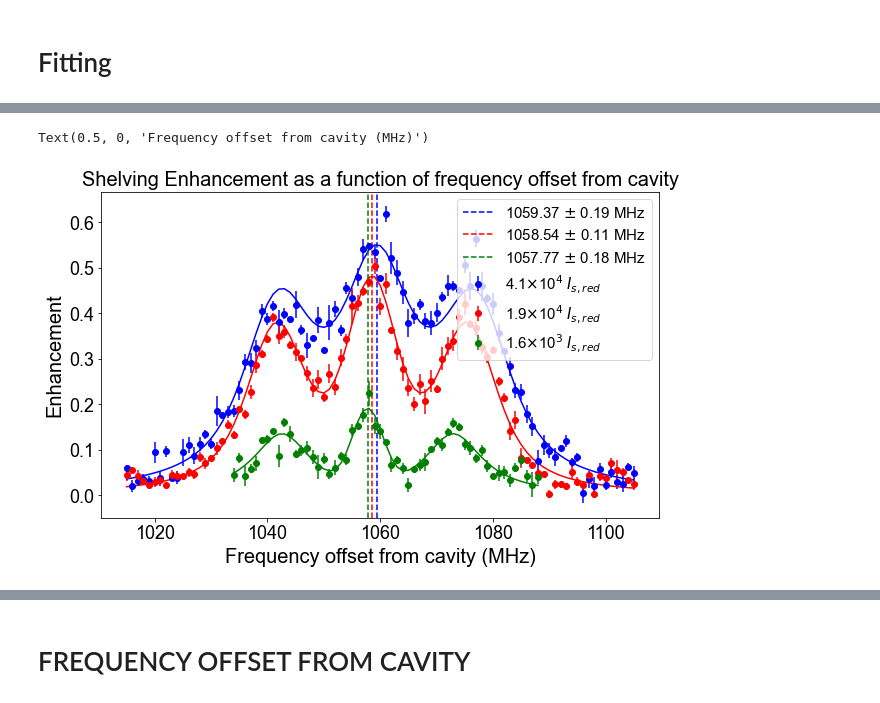
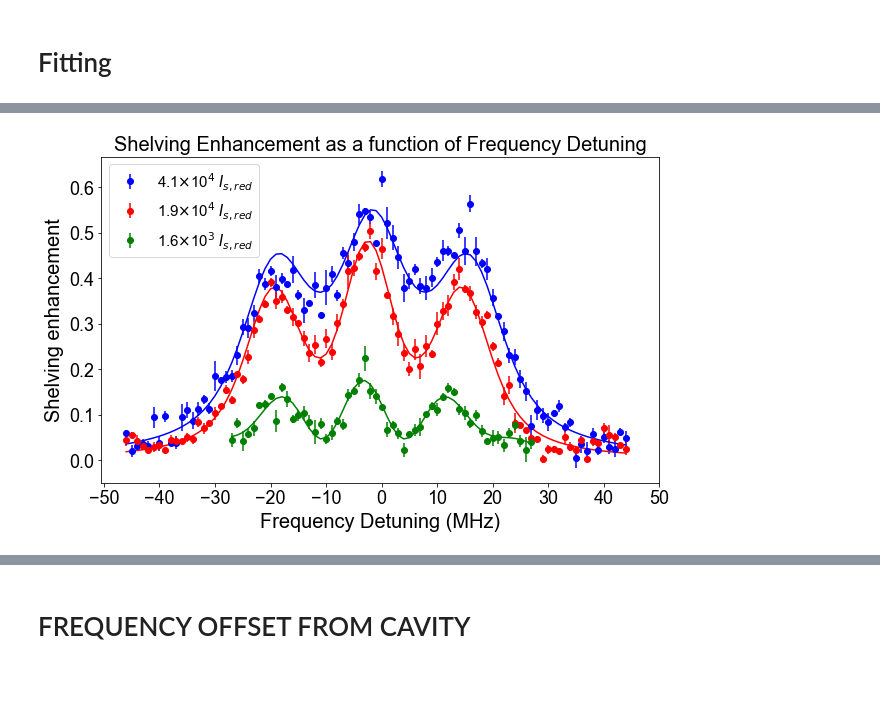
Before and after one commit to hsuchungchuan/Projects, a Jupyter notebook: Red MOT Shelving Data Analysis 20240902/FullDataAnalysisShelvingForDifferentBeamPowers.ipynb, the cells around one changed output, grey strips where cells are left out. Cells and saved outputs as stored; diff of their text form; code cells hidden in the pictures.

```diff
--- a/Red MOT Shelving Data Analysis 20240902/FullDataAnalysisShelvingForDifferentBeamPowers.ipynb
+++ b/Red MOT Shelving Data Analysis 20240902/FullDataAnalysisShelvingForDifferentBeamPowers.ipynb
@@ -171,7 +171,7 @@ def combined_voigt(x, amp_c, mu_c, sigma_c, gamma_c, amp_s, delta_s, sigma_s, ga
     return central + side_left + side_right
 
 # Generate some synthetic data (for demonstration)
-x_data1 = FrequencyOffsetFromCavity
+x_data1 = FrequencyDetuning
 y_data = ShelvingIntensityAverageArray_cleaned1
 
 # Initial guesses for fitting parameters: [amp_c, mu_c, sigma_c, gamma_c, amp_s, delta_s, sigma_s, gamma_s]
@@ -184,7 +184,7 @@ y_data = ShelvingIntensityAverageArray_cleaned1
 # delta_s: frequency separation of the side Voigt profiles from the central frequency
 # sigma_s: standard deviation of the Gaussian part of the side Voigt profiles
 # gamma_s: half-width at half-maximum of the Lorentzian part of the side Voigt profiles
-initial_guesses = [15.0, 1060.0, 1.0, 0.5, 0.5, 5.0, 1.0, 0.5]
+initial_guesses = [1.0, 1.0, 1.0, 0.5, 0.5, 5.0, 1.0, 0.5]
 
 # Fit the combined Voigt profile to the data
 popt1, pcov1 = curve_fit(combined_voigt, x_data1, y_data, p0=initial_guesses)
@@ -267,7 +267,7 @@ def combined_voigt(x, amp_c, mu_c, sigma_c, gamma_c, amp_s, delta_s, sigma_s, ga
     return central + side_left + side_right
 
 # Generate some synthetic data (for demonstration)
-x_data2 = FrequencyOffsetFromCavity
+x_data2 = FrequencyDetuning
 y_data = ShelvingIntensityAverageArray_cleaned2
 
 # Initial guesses for fitting parameters: [amp_c, mu_c, sigma_c, gamma_c, amp_s, delta_s, sigma_s, gamma_s]
@@ -280,7 +280,7 @@ y_data = ShelvingIntensityAverageArray_cleaned2
 # delta_s: frequency separation of the side Voigt profiles from the central frequency
 # sigma_s: standard deviation of the Gaussian part of the side Voigt profiles
 # gamma_s: half-width at half-maximum of the Lorentzian part of the side Voigt profiles
-initial_guesses = [1.0, 1060.0, 1.0, 0.5, 0.5, 5.0, 1.0, 0.5]
+initial_guesses = [1.0, 1.0, 1.0, 0.5, 0.5, 5.0, 1.0, 0.5]
 
 # Fit the combined Voigt profile to the data
 popt2, pcov2 = curve_fit(combined_voigt, x_data2, y_data, p0=initial_guesses)
@@ -362,7 +362,7 @@ def combined_voigt(x, amp_c, mu_c, sigma_c, gamma_c, amp_s, delta_s, sigma_s, ga
     return central + side_left + side_right
 
 # Generate some synthetic data (for demonstration)
-x_data3 = FrequencyOffsetFromCavity[-72:-17]
+x_data3 = FrequencyDetuning[-72:-17]
 y_data = ShelvingIntensityAverageArray_cleaned3[:-16]
 
 # Initial guesses for fitting parameters: [amp_c, mu_c, sigma_c, gamma_c, amp_s, delta_s, sigma_s, gamma_s]
@@ -375,7 +375,7 @@ y_data = ShelvingIntensityAverageArray_cleaned3[:-16]
 # delta_s: frequency separation of the side Voigt profiles from the central frequency
 # sigma_s: standard deviation of the Gaussian part of the side Voigt profiles
 # gamma_s: half-width at half-maximum of the Lorentzian part of the side Voigt profiles
-initial_guesses = [0.1, 1057.0, 3, 3, 0.1, 15, 1.0, 0.1]
+initial_guesses = [1.0, 1.0, 1.0, 0.5, 0.5, 1.0, 1.0, 0.5]
 
 # Fit the combined Voigt profile to the data
 popt3, pcov3 = curve_fit(combined_voigt, x_data3, y_data, p0=initial_guesses)
@@ -439,38 +439,29 @@ Standard deviation of the half-width at half-maximum of the Lorentzian part of t
 # %%
-### ---------------------- CHANGE X AXIS TO UNITS OF MIRNY AND DPAOM FREQ ---------------------- ###
-
-DPAOM_FREQ = 347.5 # in MHz
-MIRNY_FREQ = np.arange(420,511,1) # in MHz
-SUSERVO_AOM_OFFSET = 100 # in MHz
-
-FrequencyOffsetFromCavity = MIRNY_FREQ + DPAOM_FREQ * 2 - SUSERVO_AOM_OFFSET
-
 ### ---------------------- PLOTTING ---------------------- ###
 
 plt.figure(figsize=(10,6))
 
 # convert x-axis to frequency detuning space in MHz, where the biggest shelving intensity is 0 detuning
 FrequencyDetuning = np.arange(-np.argmax(ShelvingIntensityAverageArray_cleaned1), np.shape(ShelvingIntensityAverageArray_cleaned1)[0]-np.argmax(ShelvingIntensityAverageArray_cleaned1))
 FrequencyDetuningGamma = FrequencyDetuning/7.5 # convert to units of x 10e3 Gamma_red (7.5kHz)
 
 # plt.errorbar(range(len(ShelvingIntensityAverageArray)), ShelvingIntensityAverageArray, yerr=ShelvingIntensityUncertaintyArray, fmt='o')
-plt.errorbar(FrequencyOffsetFromCavity, ShelvingIntensityAverageArray_cleaned1, yerr=ShelvingIntensityUncertaintyArray_cleaned1, fmt='o',color='blue', label=r'4.1$\times$10$^4$ $I_{s,red}$')
-plt.errorbar(FrequencyOffsetFromCavity, ShelvingIntensityAverageArray_cleaned2, yerr=ShelvingIntensityUncertaintyArray_cleaned2, fmt='o', color='red', label=r'1.9$\times$10$^4$ $I_{s,red}$')
-plt.errorbar(FrequencyOffsetFromCavity[-72:-17], ShelvingIntensityAverageArray_cleaned3[:-16], yerr=ShelvingIntensityUncertaintyArray_cleaned3[:-16], fmt='o', color='green',label=r'1.6$\times$10$^3$ $I_{s,red}$')
+plt.errorbar(FrequencyDetuning, ShelvingIntensityAverageArray_cleaned1, yerr=ShelvingIntensityUncertaintyArray_cleaned1, fmt='o',color='blue', label=r'4.1$\times$10$^4$ $I_{s,red}$')
+plt.errorbar(FrequencyDetuning, ShelvingIntensityAverageArray_cleaned2, yerr=ShelvingIntensityUncertaintyArray_cleaned2, fmt='o', color='red', label=r'1.9$\times$10$^4$ $I_{s,red}$')
+plt.errorbar(FrequencyDetuning[-72:-17], ShelvingIntensityAverageArray_cleaned3[:-16], yerr=ShelvingIntensityUncertaintyArray_cleaned3[:-16], fmt='o', color='green',label=r'1.6$\times$10$^3$ $I_{s,red}$')
 
-plt.plot(FrequencyOffsetFromCavity, combined_voigt(FrequencyOffsetFromCavity, *popt1), 'b-')
-plt.axvline(x=popt1[1], color='b', linestyle='--', label=r'%.2f $\pm$ %.2f MHz' %(popt1[1],perr1[1]))
-plt.plot(FrequencyOffsetFromCavity, combined_voigt(FrequencyOffsetFromCavity, *popt2), 'r-')
-plt.axvline(x=popt2[1], color='r', linestyle='--', label=r'%.2f $\pm$ %.2f MHz' %(popt2[1],perr2[1]))
-plt.plot(FrequencyOffsetFromCavity[-72:-17], combined_voigt(FrequencyOffsetFromCavity[-72:-17], *popt3), 'g-')
-plt.axvline(x=popt3[1], color='g', linestyle='--', label=r'%.2f $\pm$ %.2f MHz' %(popt3[1],perr3[1]))
+plt.plot(FrequencyDetuning, combined_voigt(FrequencyDetuning, *popt1), 'b-')
+plt.plot(FrequencyDetuning, combined_voigt(FrequencyDetuning, *popt2), 'r-')
+plt.plot(FrequencyDetuning[-72:-17], combined_voigt(FrequencyDetuning[-72:-17], *popt3), 'g-')
 
-plt.legend()
+plt.legend(loc='upper left')
 
-# plt.xticks(np.arange(-50, 51, 10))
-plt.title('Shelving Enhancement as a function of frequency offset from cavity')
-plt.ylabel(r'Enhancement')
-plt.xlabel(r'Frequency offset from cavity (MHz)')
+plt.xticks(np.arange(-50, 51, 10))
+plt.title('Shelving Enhancement as a function of Frequency Detuning')
+plt.ylabel(r'Shelving enhancement')
+plt.xlabel(r'Frequency Detuning (MHz)')
+
+# plt.savefig('ShelvingEnhancementVsFrequencyDetuning2FittedDPI300.png', dpi=300)
+# plt.savefig('ShelvingEnhancementVsFrequencyDetuning2FittedDPI300.pdf',dpi=300)
 # %% [output]
-Text(0.5, 0, 'Frequency offset from cavity (MHz)')
-[figure, old version]
+[figure, new version]
```
Also changed, not shown: parts of 4 cells of this notebook.
